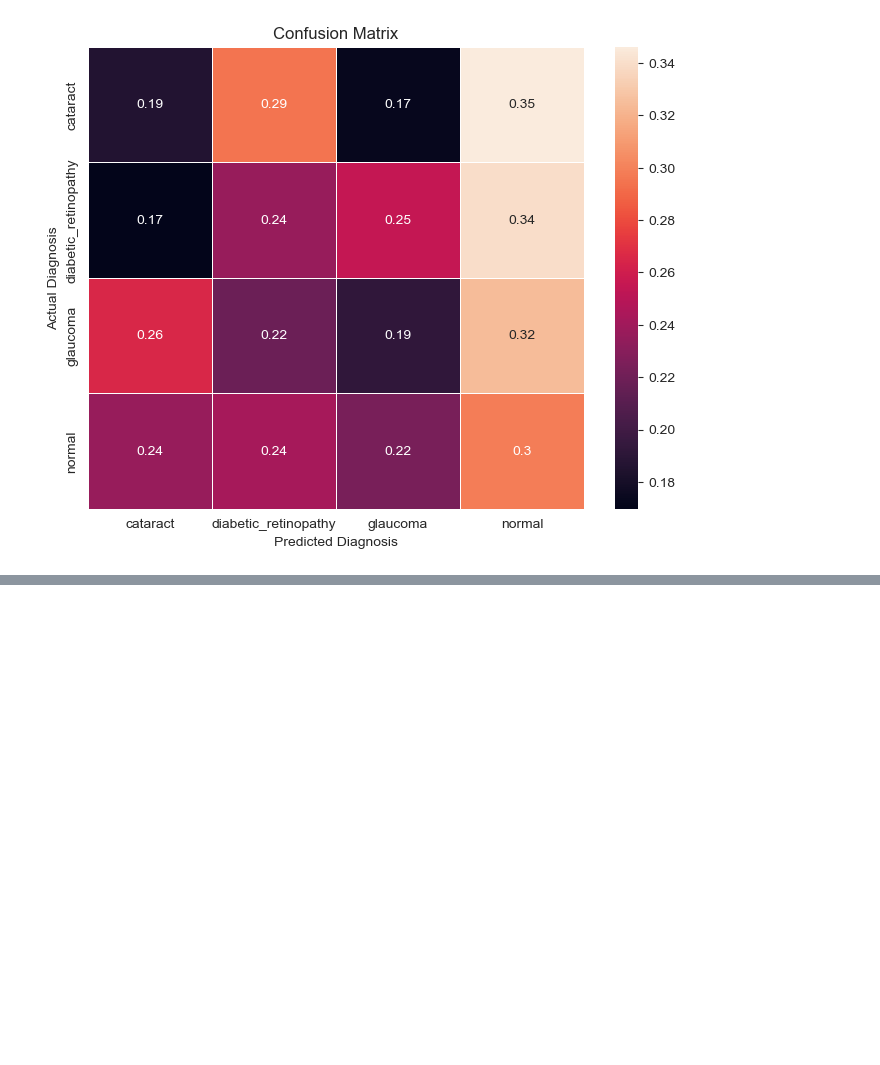
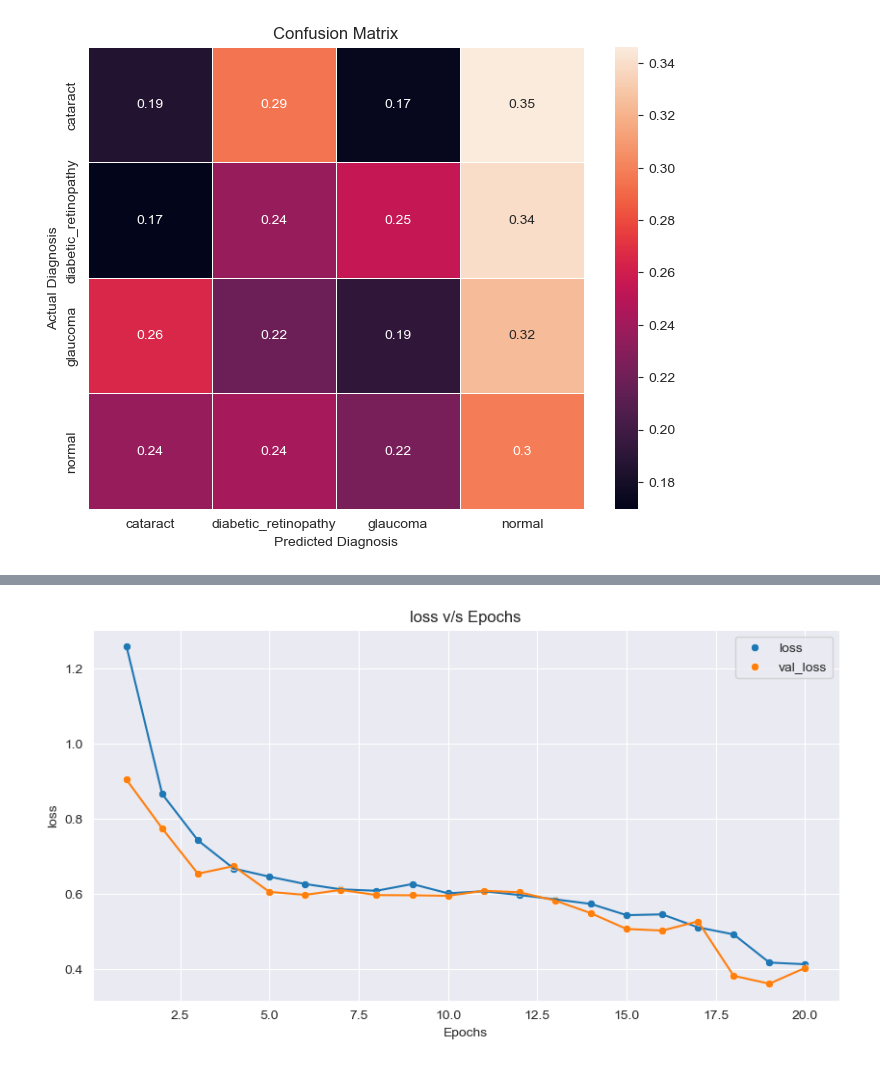
Before and after one commit to AsutoshDalei/Optic-Diseases, a Jupyter notebook: notebooks/OcularDiseaseClassification.ipynb, the cells around one changed output, grey strips where cells are left out. Drawn from its saved outputs; the diff is of its cells as text; code cells hidden in the pictures; blank space fills up the shorter version.

Commit message:
custom model 2 development

```diff
--- a/notebooks/OcularDiseaseClassification.ipynb
+++ b/notebooks/OcularDiseaseClassification.ipynb
@@ -400,0 +403,20 @@ plt.show()
+# %%
+tf.keras.backend.clear_session()
+model = tf.keras.Sequential([
+    tf.keras.layers.Conv2D(filters=16,kernel_size=4,strides=(1,1),activation='relu',padding='same',input_shape=imageShape),
+    tf.keras.layers.MaxPool2D(4),
+    tf.keras.layers.Conv2D(filters=32,kernel_size=5,strides=(1,1),activation='relu',padding='same'),
+    tf.keras.layers.MaxPool2D(4),
+    tf.keras.layers.Conv2D(filters=64,kernel_size=5,strides=(1,1),activation='relu',padding='same'),
+    tf.keras.layers.MaxPool2D(4),
+    tf.keras.layers.Conv2D(filters=64,kernel_size=3,strides=(1,1),activation='relu',padding='same'),
+    tf.keras.layers.MaxPool2D(2),
+    tf.keras.layers.Flatten(),
+    tf.keras.layers.Dropout(0.4),
+    tf.keras.layers.Dense(128,activation='relu'),
+    tf.keras.layers.Dropout(0.4),
+    tf.keras.layers.Dense(32,activation='relu'),
+    tf.keras.layers.Dropout(0.4),
+    tf.keras.layers.Dense(4,activation='softmax')
+])
+model.compile(optimizer='adam',loss='categorical_crossentropy',metrics=['accuracy'])
@@ -400,0 +445,5 @@ plt.show()
+# %%
+%%time
+telltimefnx()
+model,history = modelTrainingFnx(model,epochs=20)
+telltimefnx()
@@ -400,0 +470,4 @@ plt.show()
+# %%
+historyDf = pd.DataFrame(history.history).reset_index()
+historyDf['index'] += 1
+historyDf.head()
@@ -400,0 +481,15 @@ plt.show()
+# %%
+metric = 'loss'
+
+plt.figure(figsize=(10,5),dpi=100)
+sns.lineplot(data=historyDf,x='index',y=metric)
+sns.scatterplot(data=historyDf,x='index',y=metric,label=metric)
+
+sns.lineplot(data=historyDf,x='index',y='val_loss')
+sns.scatterplot(data=historyDf,x='index',y='val_loss',label='val_loss')
+
+plt.title(f'{metric} v/s Epochs')
+plt.xlabel('Epochs')
+plt.show()
+# %% [output]
+[figure, added]
```
Also changed, not shown: parts of 22 cells of this notebook, 1 other file.
